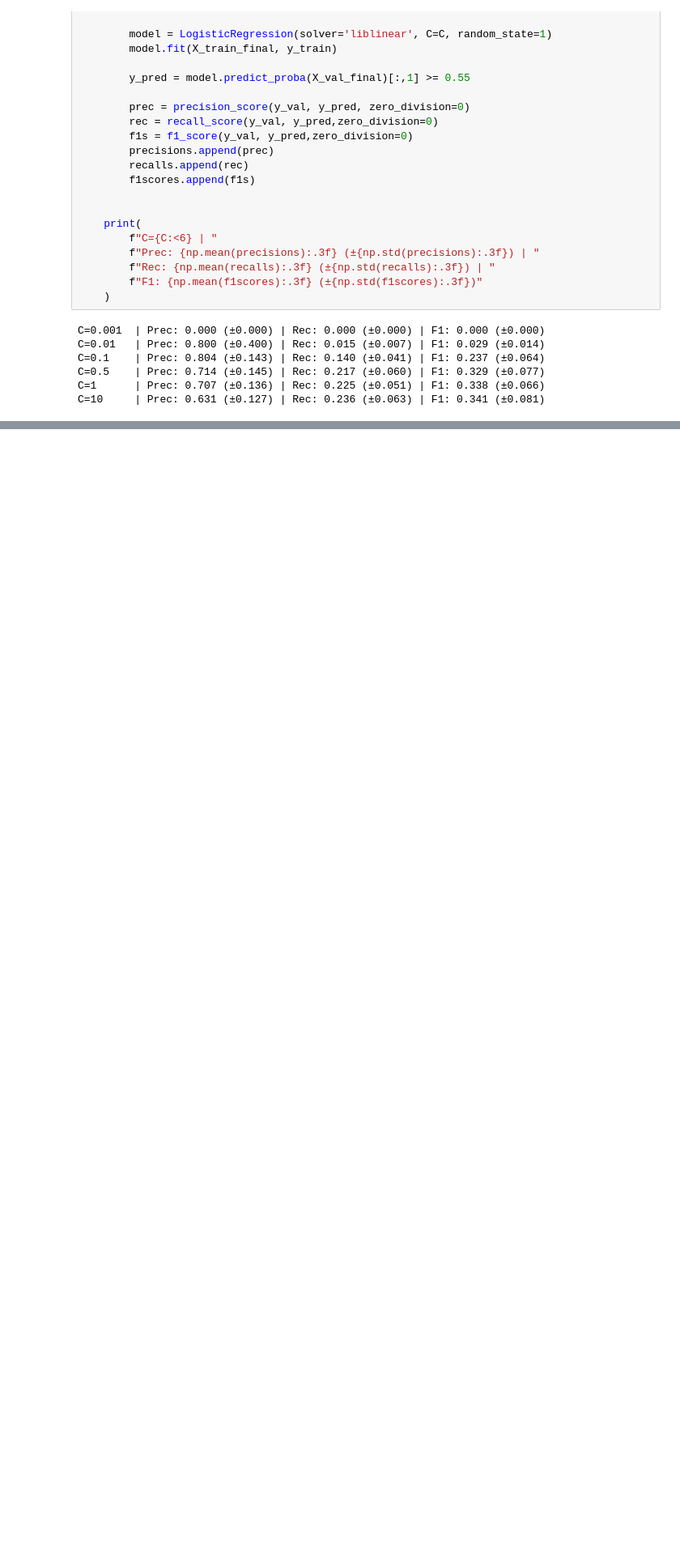
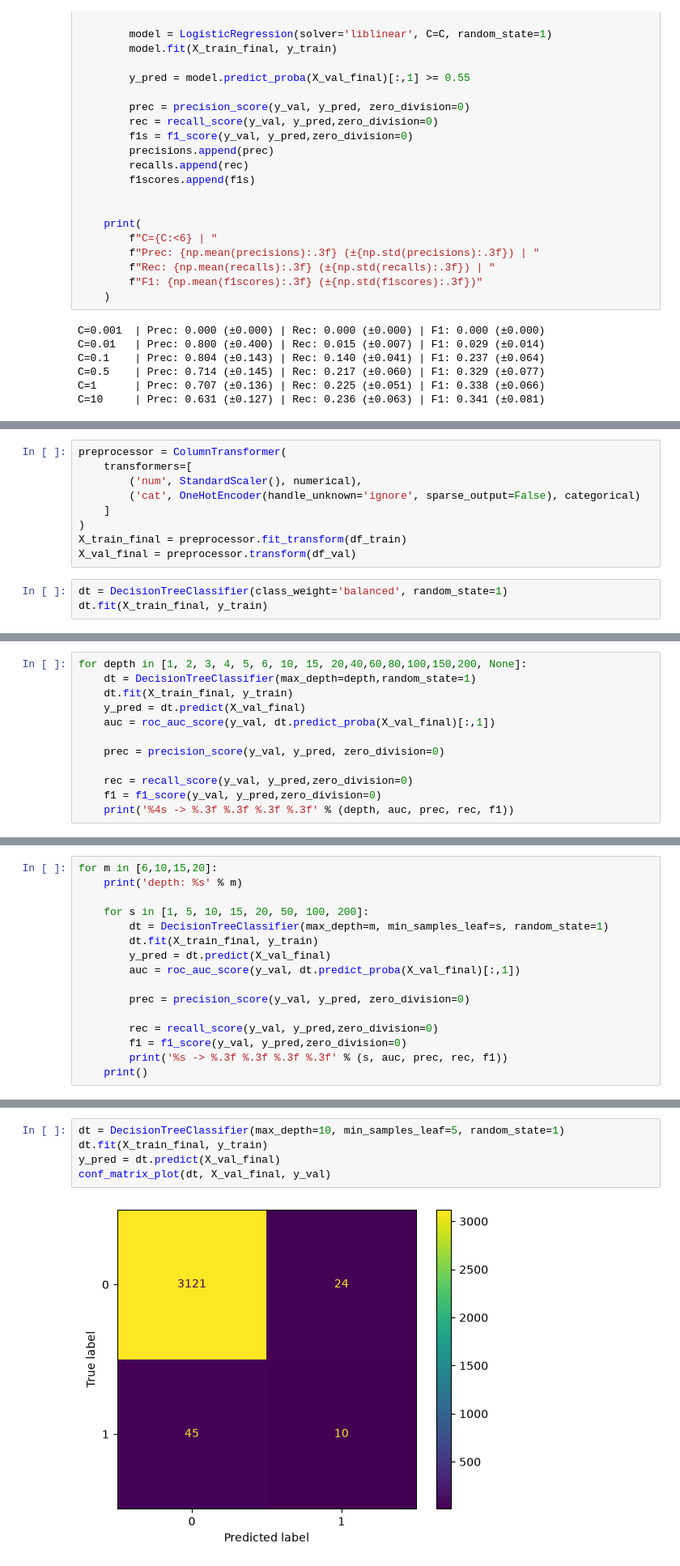
Before and after one commit to MasterGino7/MLZC2026MidTermProject, a Jupyter notebook: Credit Card Fraud Detection.ipynb, the cells around one changed output, grey strips where cells are left out. Shown at 81% size. Drawn from its saved outputs; the diff is of its cells as text; blank space fills up the shorter version.

Commit message:
Working on Trees models

```diff
--- a/Credit Card Fraud Detection.ipynb
+++ b/Credit Card Fraud Detection.ipynb
@@ -468,0 +484,12 @@ C=10     | Prec: 0.631 (±0.127) | Rec: 0.236 (±0.063) | F1: 0.341 (±0.081)
+# %%
+preprocessor = ColumnTransformer(
+    transformers=[
+        ('num', StandardScaler(), numerical),
+        ('cat', OneHotEncoder(handle_unknown='ignore', sparse_output=False), categorical)
+    ]
+)
+X_train_final = preprocessor.fit_transform(df_train)
+X_val_final = preprocessor.transform(df_val)
+# %%
+dt = DecisionTreeClassifier(class_weight='balanced', random_state=1)
+dt.fit(X_train_final, y_train)
@@ -468,0 +540,12 @@ C=10     | Prec: 0.631 (±0.127) | Rec: 0.236 (±0.063) | F1: 0.341 (±0.081)
+# %%
+for depth in [1, 2, 3, 4, 5, 6, 10, 15, 20,40,60,80,100,150,200, None]:
+    dt = DecisionTreeClassifier(max_depth=depth,random_state=1)
+    dt.fit(X_train_final, y_train)
+    y_pred = dt.predict(X_val_final)
+    auc = roc_auc_score(y_val, dt.predict_proba(X_val_final)[:,1])
+
+    prec = precision_score(y_val, y_pred, zero_division=0)
+
+    rec = recall_score(y_val, y_pred,zero_division=0)
+    f1 = f1_score(y_val, y_pred,zero_division=0)
+    print('%4s -> %.3f %.3f %.3f %.3f' % (depth, auc, prec, rec, f1))
@@ -468,0 +569,16 @@ C=10     | Prec: 0.631 (±0.127) | Rec: 0.236 (±0.063) | F1: 0.341 (±0.081)
+# %%
+for m in [6,10,15,20]:
+    print('depth: %s' % m)
+
+    for s in [1, 5, 10, 15, 20, 50, 100, 200]:
+        dt = DecisionTreeClassifier(max_depth=m, min_samples_leaf=s, random_state=1)
+        dt.fit(X_train_final, y_train)
+        y_pred = dt.predict(X_val_final)
+        auc = roc_auc_score(y_val, dt.predict_proba(X_val_final)[:,1])
+
+        prec = precision_score(y_val, y_pred, zero_division=0)
+
+        rec = recall_score(y_val, y_pred,zero_division=0)
+        f1 = f1_score(y_val, y_pred,zero_division=0)
+        print('%s -> %.3f %.3f %.3f %.3f' % (s, auc, prec, rec, f1))
+    print()
@@ -468,0 +605,7 @@ C=10     | Prec: 0.631 (±0.127) | Rec: 0.236 (±0.063) | F1: 0.341 (±0.081)
+# %%
+dt = DecisionTreeClassifier(max_depth=10, min_samples_leaf=5, random_state=1)
+dt.fit(X_train_final, y_train)
+y_pred = dt.predict(X_val_final)
+conf_matrix_plot(dt, X_val_final, y_val)
+# %% [output]
+[figure, added]
```
Also changed, not shown: parts of 23 cells of this notebook.
